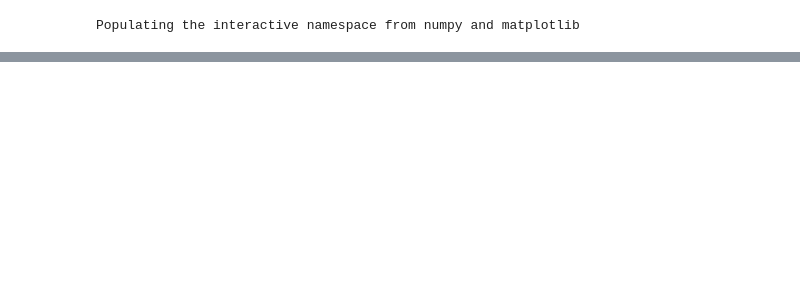
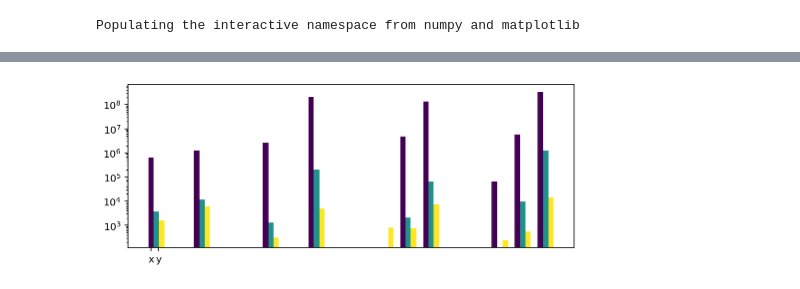
Before and after one commit to YihanWangAstro/planet-app, a Jupyter notebook: process/planet-app.ipynb, the cells around one changed output, grey strips where cells are left out. Cells and saved outputs as stored; diff of their text form; code cells hidden in the pictures; blank space fills up the shorter version.

```diff
--- a/process/planet-app.ipynb
+++ b/process/planet-app.ipynb
@@ -852,3 +907,58 @@ show_E([df5,df2,df1,df05,df01],[5,2,1,0.5,0.1])
+# %%
+evn_ss_df = pd.read_csv('evn-ss.csv', skipinitialspace=True)
+evn_bs_df = pd.read_csv('evn-bs.csv', skipinitialspace=True)
+evn_sb_df = pd.read_csv('evn-sb.csv', skipinitialspace=True)
+evn_bb_df = pd.read_csv('evn-bb.csv', skipinitialspace=True)
+# %%
+def draw_evn_sigma(dfs, ns, vs):
+    type_num = len(dfs)
+
+    bar_width = 0.7
+    type_range = 15
+    group_width = 3
+    bar_x = np.arange(3)*bar_width
+
+    colors = cm.viridis(np.linspace(0, 1, 3))
+
+    fig =plt.figure(figsize=(8,3))
+    ax = fig.add_subplot(111)
+    for i, df in enumerate(dfs):
+        b = df['b_max']
+        sigma_tot = np.pi * b**2
+        ratio_ej = df['ejection']
+        sigma_ej = ratio_ej * sigma_tot
+
+        #ratio_s_coll = df['s_coll']
+        #sigma_s_coll = ratio_s_coll * sigma_tot
+
+        #ratio_p_coll = df['p_coll']
+        #sigma_p_coll = ratio_p_coll * sigma_tot
+
+        if 'cap' in df:
+            ratio_cap = df['cap']
+            sigma_cap = ratio_cap * sigma_tot
+
+            ax.bar(i*type_range + bar_x, sigma_cap, width=bar_width, color=colors)
+
+        else:
+            ratio_s_cap = df['s_cap']
+            ratio_b_cap = df['b_cap']
+            sigma_s_cap = ratio_s_cap * sigma_tot
+            sigma_b_cap = ratio_b_cap * sigma_tot
+            ax.bar(i*type_range + bar_x, sigma_s_cap, width=bar_width, color=colors)
+
+            ax.bar(group_width + i*type_range + bar_x, sigma_b_cap, width=bar_width, color=colors)
+
+        ax.bar(group_width*2 + i*type_range + bar_x, sigma_ej, width=bar_width, color=colors)
+
+    ax.set_xticks([0,1])
+    ax.set_xticklabels(['x','y'])
+    plt.yscale('log')
+    #plt.grid(True)
+
+draw_evn_sigma([evn_ss_df, evn_bs_df, evn_sb_df, evn_bb_df], [100/PC**3, 10**5/PC**3, 1/PC**3], [0.1*KMS, 5*KMS, 30*KMS])
+# %% [output]
+[figure, added]
 # %%
 prefix = '../code/ueq/ueq-normal-ss_ss_'
 
```
Also changed, not shown: parts of 13 cells of this notebook, 1 other file.
